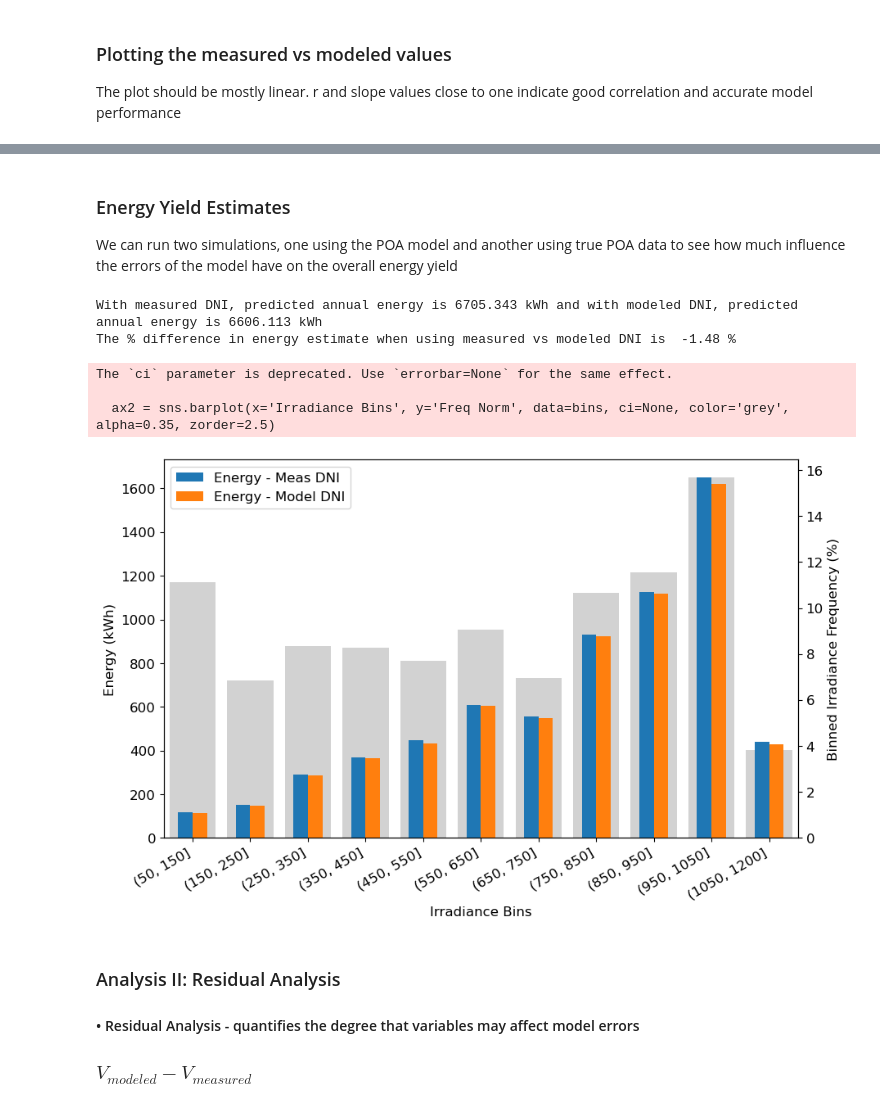
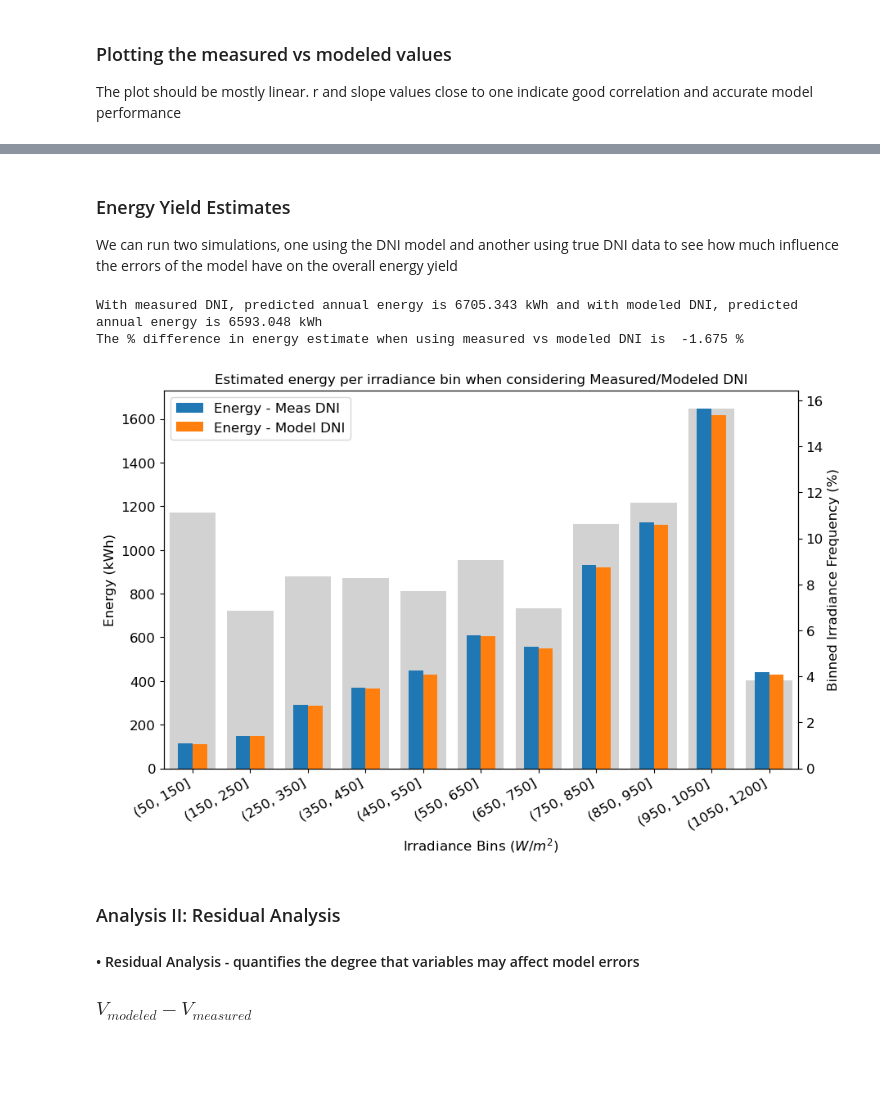
Before and after one commit to lmdeville/PV-Modeling, a Jupyter notebook: Model Validation/DNI Estim Validation.ipynb, the cells around one changed output, grey strips where cells are left out. Saved outputs shown, nothing was run; the diff lists cells and outputs as text; code cells hidden in the pictures; blank space fills up the shorter version.

```diff
--- a/Model Validation/DNI Estim Validation.ipynb
+++ b/Model Validation/DNI Estim Validation.ipynb
@@ -150,11 +166,9 @@ Text(0.5, 0, 'Time')
 #### • Root Mean Squared Error (RMSE) - measures average difference between modeled and measured values
 ### $ \sqrt{\frac{1}{N} \sum_{i=1}^{N}(V_{modeled}-V_{measured})^2} $
 # %%
-#fractional values seen with DNI cause normalized errors to appear disproportionately large, so absolute units only are used  here
-df['NBE'] = 100 * (df['Modeled DNI'] - df['DNI (W/m2)'])/(df['DNI (W/m2)'])
 df['BE'] = (df['Modeled DNI'] - df['DNI (W/m2)'])
 mbe = df['BE'].mean()
-rmse = (df['BE']**2).mean()**0.5
+rmse = sklearn.metrics.mean_squared_error(df.dropna()['Modeled DNI'],df.dropna()['DNI (W/m2)'], squared=False)
 
 d = [['MBE', str(round(mbe,3))+' W/m2'], ['RMSE',str(round(rmse,3))+' W/m2']]
 print (tabulate(d, headers=["Metric", "Value"]))
@@ -180,63 +195,61 @@ Text(200, 950, '1.0161x + 19.0871')
 # %% [markdown]
 ### Energy Yield Estimates
-We can run two simulations, one using the POA model and another using true POA data to see how much influence the errors of the model have on the overall energy yield
+We can run two simulations, one using the DNI model and another using true DNI data to see how much influence the errors of the model have on the overall energy yield
 # %%
-#using measured POA to estimate energy
+#using the effective irradiance calculated with measured DNI to estimate energy
 df['DC Power - Meas DNI'] = module['String Length']*pvlib.pvsystem.pvwatts_dc(g_poa_effective=df['Effective Irradiance'],
                                     temp_cell=pvlib.temperature.sapm_cell_from_module(df['Measured module temperature (°C)'], df['Measured front POA irradiance (W/m2)'], deltaT=3),
                                     pdc0=module['Pmp'], gamma_pdc=module['Gamma Pmp'])
-#using modeled POA to estimate energy
 
+#calculate POA with modeled DNI to then calculate effective irradiance to estimate energy
 dni_edf = pvlib.irradiance.get_total_irradiance(surface_tilt=module['Tilt'], surface_azimuth = module['Surface Azimuth'], solar_zenith = df['Zenith'], solar_azimuth = df['Azimuth'],
                                     dni = df['Modeled DNI'], ghi = df['GHI (W/m2)'], dhi = df['DHI (W/m2)'], dni_extra=df['dni_extra'],model='perez')
 df['Effective Irradiance - Model DNI'] = (dni_edf['poa_direct'] * F2 + dni_edf['poa_diffuse'])
 df['DC Power - Model DNI'] = module['String Length']*pvlib.pvsystem.pvwatts_dc(g_poa_effective=df['Effective Irradiance - Model DNI'],
-                                    temp_cell=pvlib.temperature.sapm_cell_from_module(df['Measured module temperature (°C)'], dni_edf['poa_direct'], deltaT=3),
+                                    temp_cell=pvlib.temperature.sapm_cell_from_module(df['Measured module temperature (°C)'], dni_edf['poa_global'], deltaT=3),
                                     pdc0=module['Pmp'], gamma_pdc=module['Gamma Pmp'])
+
 #find overall % diff for annual energy
 print('With measured DNI, predicted annual energy is', round(df['DC Power - Meas DNI'].sum()/1000,3),
       'kWh and with modeled DNI, predicted annual energy is', round(df['DC Power - Model DNI'].sum()/1000,3), 'kWh')
 print('The % difference in energy estimate when using measured vs modeled DNI is ', round(((df['DC Power - Model DNI'].sum()-df['DC Power - Meas DNI'].sum())/df['DC Power - Meas DNI'].sum())*100,3),'%')
 # %% [output]
-With measured DNI, predicted annual energy is 6705.343 kWh and with modeled DNI, predicted annual energy is 6606.113 kWh
-The % difference in energy estimate when using measured vs modeled DNI is  -1.48 %
+With measured DNI, predicted annual energy is 6705.343 kWh and with modeled DNI, predicted annual energy is 6593.048 kWh
+The % difference in energy estimate when using measured vs modeled DNI is  -1.675 %
 # %%
+#we can plot the energy produced in each bin of irradiance and see where the largest differences are when using modeled/measured DNI
 df['Irradiance Bins']=(pd.cut(x=df['Measured front POA irradiance (W/m2)'], bins=[50,150,250,350,450,550,650,750,850,950,1050,1200]))
 binstr = ['(50, 150]','(150, 250]','(250, 350]','(350, 450]','(450, 550]','(550, 650]','(650, 750]','(750, 850]','(850, 950]','(950, 1050]','(1050, 1200]']
 
 bins = df['Irradiance Bins'].value_counts()
 bins = bins.to_frame()
-bins.rename(columns = {'Irradiance Bins' : 'Frequency'}, inplace = True)
+bins = bins.rename(columns = {'count':'Frequency'})
 bins['Irradiance Bins'] = bins.index
+bins.index.names = ['Index']
 bins['Freq Norm'] =( bins['Frequency']/bins['Frequency'].sum()) * 100
 bins['Freq Norm'].sum()
 
 bins['Energy - Model DNI'] = df.groupby('Irradiance Bins').sum()['DC Power - Model DNI']/1000
 bins['Energy - Meas DNI'] = df.groupby('Irradiance Bins').sum()['DC Power - Meas DNI']/1000
 bins = bins.sort_values('Irradiance Bins')
 
 ax = bins.plot(x="Irradiance Bins", y=["Energy - Meas DNI", "Energy - Model DNI"], kind="bar", rot=0)
-
 plt.xticks(rotation=30, ha='right')
 ax.set_ylabel('Energy (kWh)')
-ax.set_xlabel('Irradiance Bins')
+ax.set_xlabel('Irradiance Bins ($W/m^2$)')
 
 ax2 = ax.twinx()
-ax2 = sns.barplot(x='Irradiance Bins', y='Freq Norm', data=bins, ci=None, color='grey', alpha=0.35, zorder=2.5)
+ax2 = sns.barplot(x='Irradiance Bins', y='Freq Norm', data=bins, errorbar=None, color='grey', alpha=0.35, zorder=2.5)
 ax2.set_ylabel('Binned Irradiance Frequency (%)')
 plt.grid(False)
 plt.xticks(rotation=30, ha='right')
 ax.set_zorder(ax2.get_zorder()+1)
 ax.patch.set_visible(False)
 
-
-# plt.title('NMBE (%) of model in different irradiance bins')
+plt.title('Estimated energy per irradiance bin when considering Measured/Modeled DNI')
 plt.show()
 # %% [output]
-The `ci` parameter is deprecated. Use `errorbar=None` for the same effect.
-
-  ax2 = sns.barplot(x='Irradiance Bins', y='Freq Norm', data=bins, ci=None, color='grey', alpha=0.35, zorder=2.5)
-[figure, old version]
+[figure, new version]
 # %% [markdown]
 ### Analysis II: Residual Analysis
 #### • Residual Analysis - quantifies the degree that variables may affect model errors
```
Also changed, not shown: parts of 32 cells of this notebook, 4 other files.
